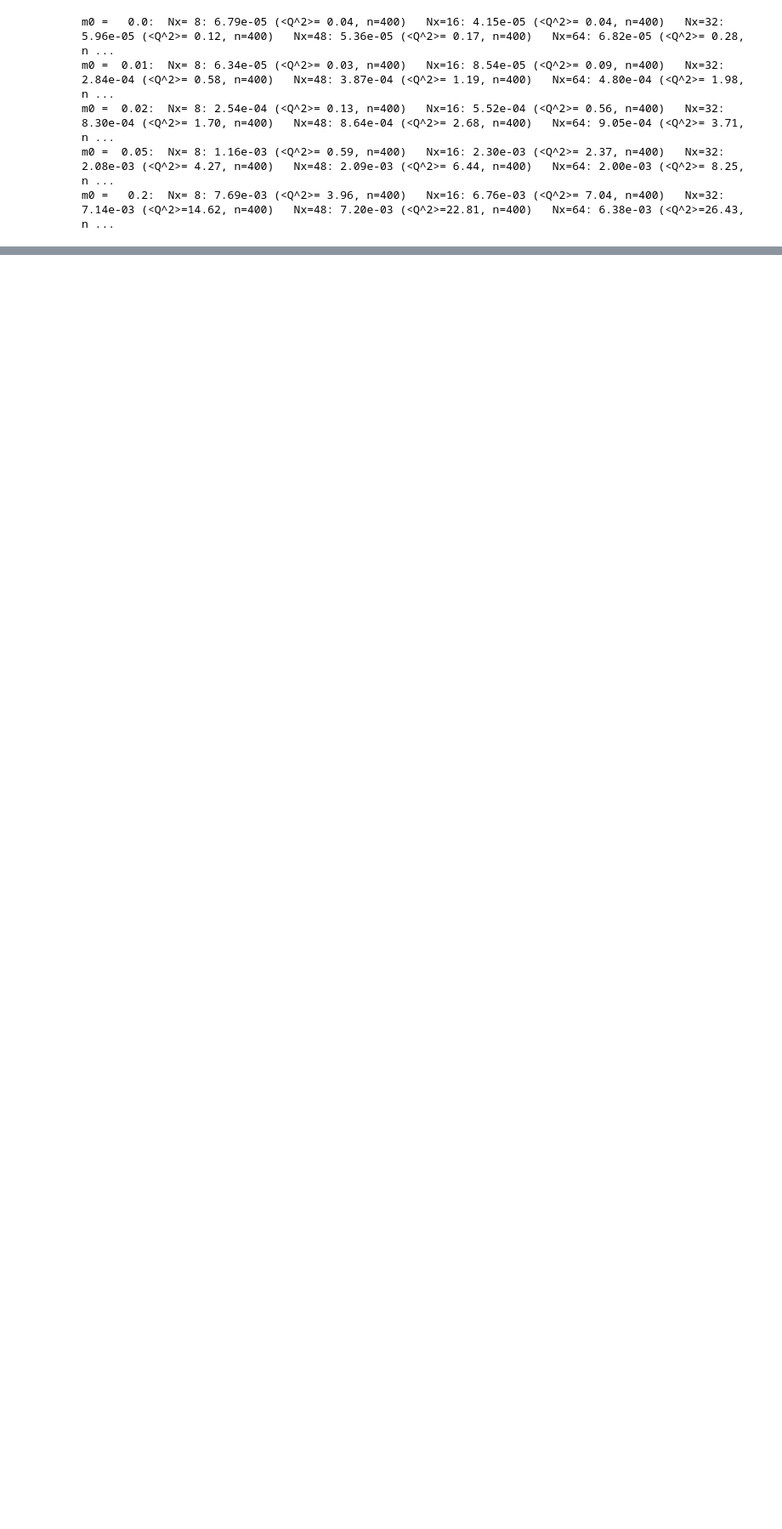
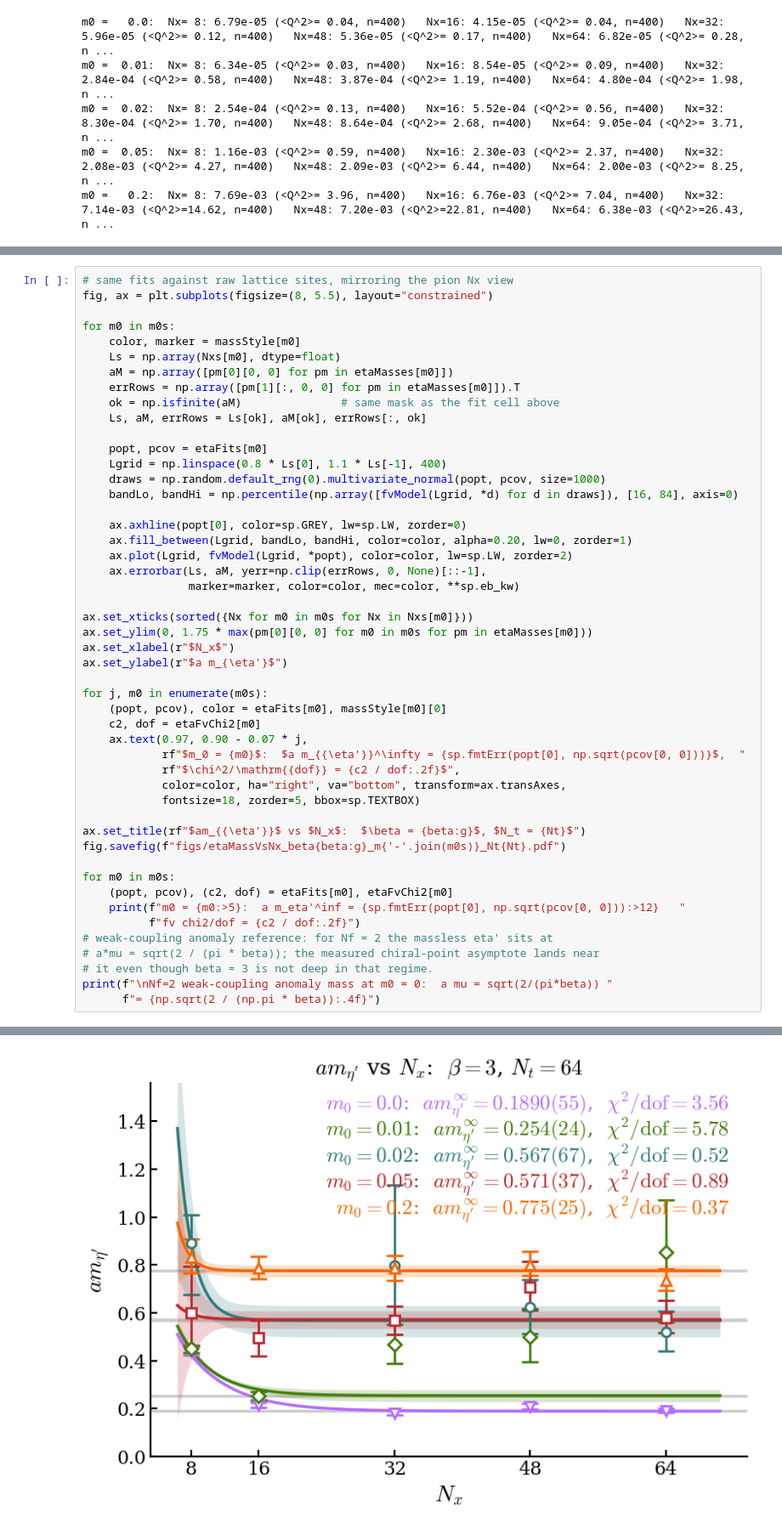
Before and after one commit to wurdahl/schwingerModel, a Jupyter notebook: finiteVolume.ipynb, the cells around one changed output, grey strips where cells are left out. Shown at 85% size. Cells and saved outputs as stored; diff of their text form; blank space fills up the shorter version.

```diff
--- a/finiteVolume.ipynb
+++ b/finiteVolume.ipynb
@@ -515,0 +605,50 @@ m0 =   0.2:  Nx= 8: 7.69e-03 (<Q^2>= 3.96, n=400)   Nx=16: 6.76e-03 (<Q^2>= 7.04
+# %%
+# same fits against raw lattice sites, mirroring the pion Nx view
+fig, ax = plt.subplots(figsize=(8, 5.5), layout="constrained")
+
+for m0 in m0s:
+    color, marker = massStyle[m0]
+    Ls = np.array(Nxs[m0], dtype=float)
+    aM = np.array([pm[0][0, 0] for pm in etaMasses[m0]])
+    errRows = np.array([pm[1][:, 0, 0] for pm in etaMasses[m0]]).T
+    ok = np.isfinite(aM)               # same mask as the fit cell above
+    Ls, aM, errRows = Ls[ok], aM[ok], errRows[:, ok]
+
+    popt, pcov = etaFits[m0]
+    Lgrid = np.linspace(0.8 * Ls[0], 1.1 * Ls[-1], 400)
+    draws = np.random.default_rng(0).multivariate_normal(popt, pcov, size=1000)
+    bandLo, bandHi = np.percentile(np.array([fvModel(Lgrid, *d) for d in draws]), [16, 84], axis=0)
+
+    ax.axhline(popt[0], color=sp.GREY, lw=sp.LW, zorder=0)
+    ax.fill_between(Lgrid, bandLo, bandHi, color=color, alpha=0.20, lw=0, zorder=1)
+    ax.plot(Lgrid, fvModel(Lgrid, *popt), color=color, lw=sp.LW, zorder=2)
+    ax.errorbar(Ls, aM, yerr=np.clip(errRows, 0, None)[::-1],
+                marker=marker, color=color, mec=color, **sp.eb_kw)
+
+ax.set_xticks(sorted({Nx for m0 in m0s for Nx in Nxs[m0]}))
+ax.set_ylim(0, 1.75 * max(pm[0][0, 0] for m0 in m0s for pm in etaMasses[m0]))
+ax.set_xlabel(r"$N_x$")
+ax.set_ylabel(r"$a m_{\eta'}$")
+
+for j, m0 in enumerate(m0s):
+    (popt, pcov), color = etaFits[m0], massStyle[m0][0]
+    c2, dof = etaFvChi2[m0]
+    ax.text(0.97, 0.90 - 0.07 * j,
+            rf"$m_0 = {m0}$:  $a m_{{\eta'}}^\infty = {sp.fmtErr(popt[0], np.sqrt(pcov[0, 0]))}$,  "
+            rf"$\chi^2/\mathrm{{dof}} = {c2 / dof:.2f}$",
+            color=color, ha="right", va="bottom", transform=ax.transAxes,
+            fontsize=18, zorder=5, bbox=sp.TEXTBOX)
+
+ax.set_title(rf"$am_{{\eta'}}$ vs $N_x$:  $\beta = {beta:g}$, $N_t = {Nt}$")
+fig.savefig(f"figs/etaMassVsNx_beta{beta:g}_m{'-'.join(m0s)}_Nt{Nt}.pdf")
+
+for m0 in m0s:
+    (popt, pcov), (c2, dof) = etaFits[m0], etaFvChi2[m0]
+    print(f"m0 = {m0:>5}:  a m_eta'^inf = {sp.fmtErr(popt[0], np.sqrt(pcov[0, 0])):>12}   "
+          f"fv chi2/dof = {c2 / dof:.2f}")
+# weak-coupling anomaly reference: for Nf = 2 the massless eta' sits at
+# a*mu = sqrt(2 / (pi * beta)); the measured chiral-point asymptote lands near
+# it even though beta = 3 is not deep in that regime.
+print(f"\nNf=2 weak-coupling anomaly mass at m0 = 0:  a mu = sqrt(2/(pi*beta)) "
+      f"= {np.sqrt(2 / (np.pi * beta)):.4f}")
+# %% [output]
@@ -515,0 +662 @@ m0 =   0.2:  Nx= 8: 7.69e-03 (<Q^2>= 3.96, n=400)   Nx=16: 6.76e-03 (<Q^2>= 7.04
+[figure, added]
```
Also changed, not shown: parts of 7 cells of this notebook, 31 other files.
